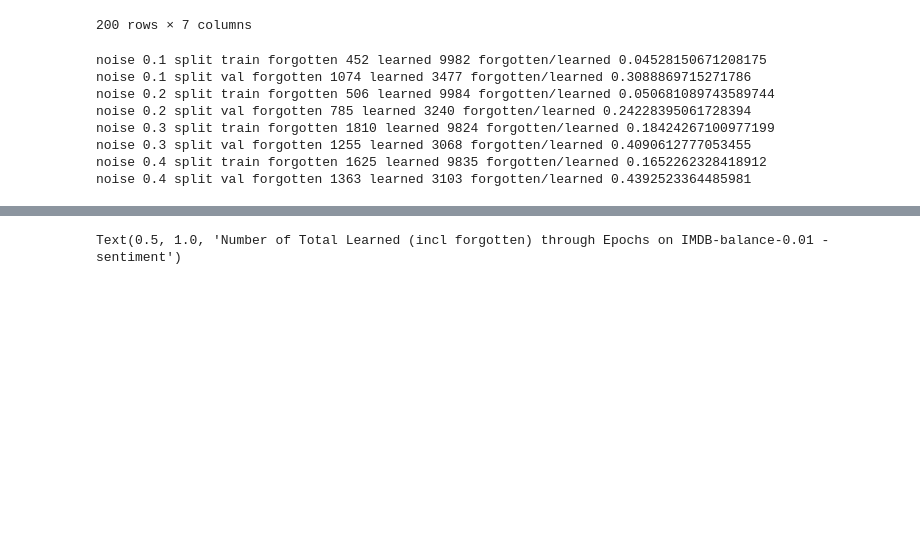
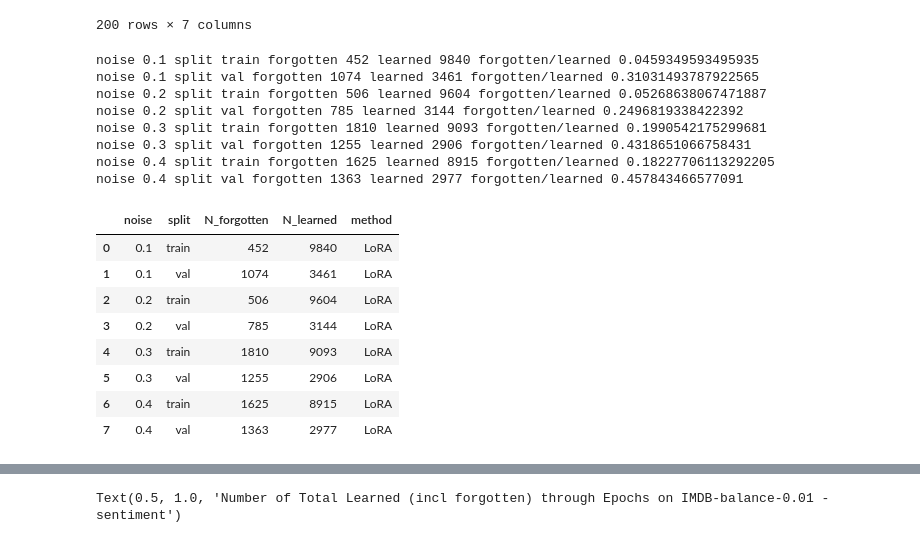
Before and after one commit to Ali-Omrani/LoRA-Label-Noise-Robustness, a Jupyter notebook: notebooks/post_hoc_analysis.ipynb, the cells around one changed output, grey strips where cells are left out. Drawn from its saved outputs; the diff is of its cells as text; code cells hidden in the pictures; blank space fills up the shorter version.

```diff
--- a/notebooks/post_hoc_analysis.ipynb
+++ b/notebooks/post_hoc_analysis.ipynb
@@ -210,6 +210,7 @@ df
 | 199 | 0.4 | 20 | 1363 | 3103 | 0 | 137 | val |
 200 rows × 7 columns
 # %%
+
 N_fs = []
 N_ls = []
 noises = []
@@ -217,7 +218,7 @@ splits = []
 for noise in [0.1, 0.2, 0.3, 0.4]:
     for split in ["train", "val"]:
         N_forgotten = df[(df["epochs"]==EPOCHS) & (df["split"] == split)& (df["noise"]==noise)]["forgotten_so_far"].values[0]
-        N_learned = df[(df["epochs"]==EPOCHS) & (df["split"] == split) & (df["noise"]==noise)]["learned_so_far"].values[0]
+        N_learned = df[(df["epochs"]==10) & (df["split"] == split) & (df["noise"]==noise)]["learned_so_far"].values[0]
         print(f"noise {noise} split {split} forgotten {N_forgotten} learned {N_learned} forgotten/learned {N_forgotten/N_learned}")
         N_fs.append(N_forgotten)
         N_ls.append(N_learned)
@@ -226,14 +227,26 @@ for noise in [0.1, 0.2, 0.3, 0.4]:
 
 learned_df = pd.DataFrame({"noise":noises, "split":splits, "N_forgotten":N_fs, "N_learned":N_ls})
 # %% [output]
-noise 0.1 split train forgotten 452 learned 9982 forgotten/learned 0.04528150671208175
-noise 0.1 split val forgotten 1074 learned 3477 forgotten/learned 0.3088869715271786
-noise 0.2 split train forgotten 506 learned 9984 forgotten/learned 0.050681089743589744
-noise 0.2 split val forgotten 785 learned 3240 forgotten/learned 0.24228395061728394
-noise 0.3 split train forgotten 1810 learned 9824 forgotten/learned 0.18424267100977199
-noise 0.3 split val forgotten 1255 learned 3068 forgotten/learned 0.4090612777053455
-noise 0.4 split train forgotten 1625 learned 9835 forgotten/learned 0.1652262328418912
-noise 0.4 split val forgotten 1363 learned 3103 forgotten/learned 0.4392523364485981
+noise 0.1 split train forgotten 452 learned 9840 forgotten/learned 0.0459349593495935
+noise 0.1 split val forgotten 1074 learned 3461 forgotten/learned 0.31031493787922565
+noise 0.2 split train forgotten 506 learned 9604 forgotten/learned 0.05268638067471887
+noise 0.2 split val forgotten 785 learned 3144 forgotten/learned 0.2496819338422392
+noise 0.3 split train forgotten 1810 learned 9093 forgotten/learned 0.1990542175299681
+noise 0.3 split val forgotten 1255 learned 2906 forgotten/learned 0.4318651066758431
+noise 0.4 split train forgotten 1625 learned 8915 forgotten/learned 0.18227706113292205
+noise 0.4 split val forgotten 1363 learned 2977 forgotten/learned 0.457843466577091
+# %%
+plot_df
+# %% [output]
+|  | noise | split | N_forgotten | N_learned | method |
+| 0 | 0.1 | train | 452 | 9840 | LoRA |
+| 1 | 0.1 | val | 1074 | 3461 | LoRA |
+| 2 | 0.2 | train | 506 | 9604 | LoRA |
+| 3 | 0.2 | val | 785 | 3144 | LoRA |
+| 4 | 0.3 | train | 1810 | 9093 | LoRA |
+| 5 | 0.3 | val | 1255 | 2906 | LoRA |
+| 6 | 0.4 | train | 1625 | 8915 | LoRA |
+| 7 | 0.4 | val | 1363 | 2977 | LoRA |
 # %%
 try:
     learned_df["method"]="LoRA"
```
Also changed, not shown: parts of 4 cells of this notebook.
